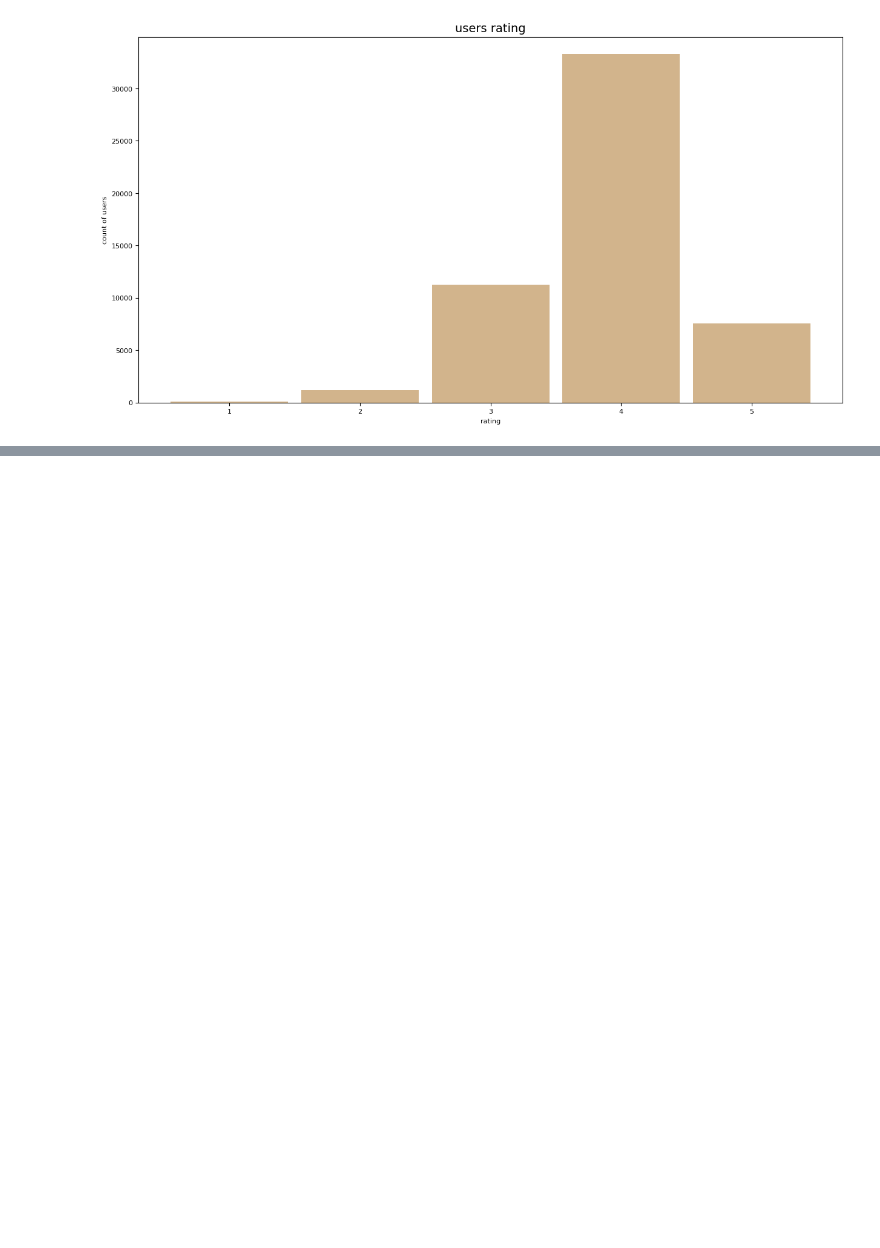
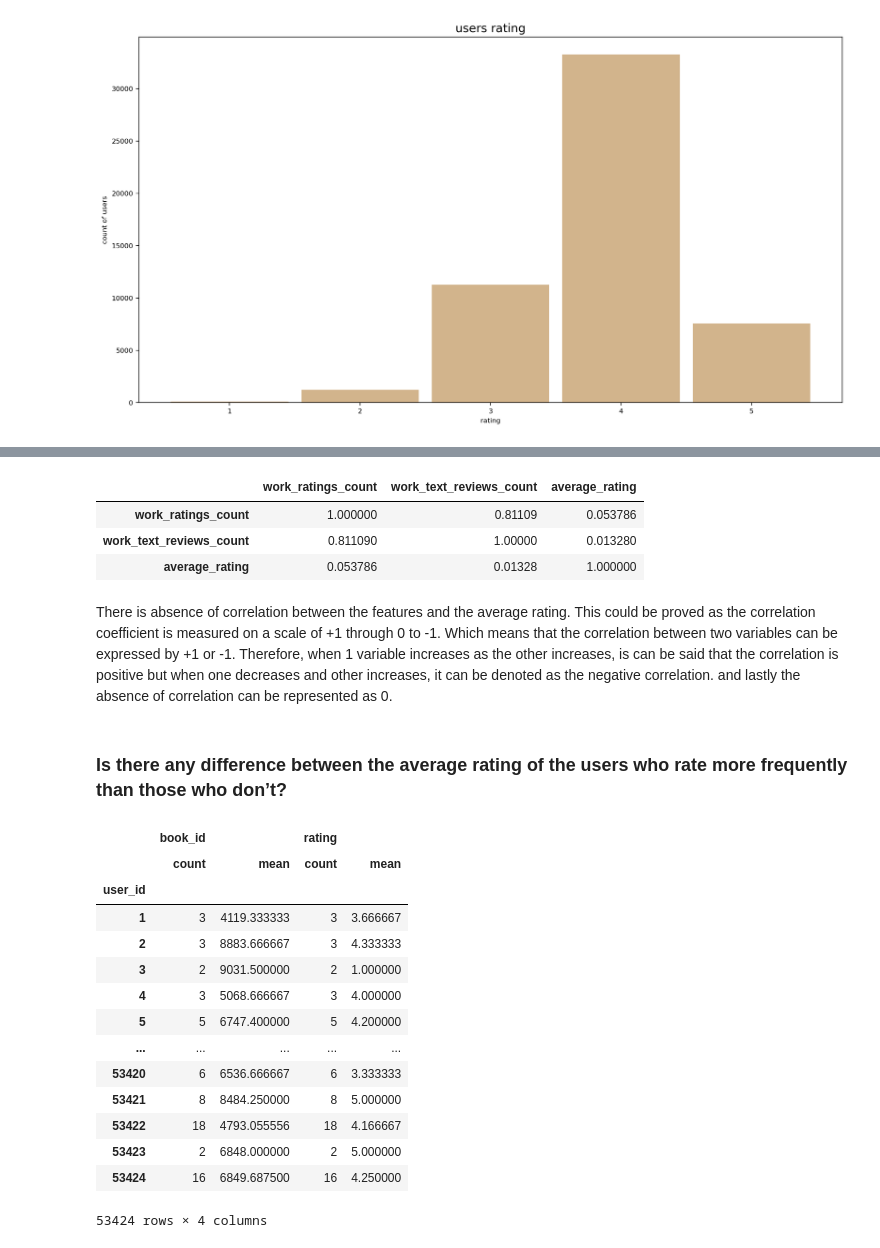
Before and after one commit to AntonioBDA/Midterm_social_data_mining, a Jupyter notebook: MidTerm_Project.ipynb, the cells around one changed output, grey strips where cells are left out. Saved outputs shown, nothing was run; the diff lists cells and outputs as text; code cells hidden in the pictures; blank space fills up the shorter version.

```diff
--- a/MidTerm_Project.ipynb
+++ b/MidTerm_Project.ipynb
@@ -292,0 +348,30 @@ plt.bar(users_df.index, users_df["rating"], width = 0.9, color="tan")
+# %%
+booksdf[p2].corr()
+# %% [output]
+|  | work_ratings_count | work_text_reviews_count | average_rating |
+| work_ratings_count | 1.000000 | 0.81109 | 0.053786 |
+| work_text_reviews_count | 0.811090 | 1.00000 | 0.013280 |
+| average_rating | 0.053786 | 0.01328 | 1.000000 |
+# %% [markdown]
+There is absence of correlation between the features and the average rating. This could be proved as the correlation coefficient is measured on a scale of +1 through 0 to -1. Which means that the correlation between two variables can be expressed by +1 or -1. Therefore, when 1 variable increases as the other increases, is can be said that the correlation is positive but when one decreases and other increases, it can be denoted as the negative correlation. and lastly the absence of correlation can be represented as 0.
+# %% [markdown]
+### Is there any difference between the average rating of the users who rate more frequently than those who don’t?
+# %%
+avgrating = ratings.groupby('user_id').agg(['count','mean'])
+avgrating
+# %% [output]
+|  | book_id |  | rating |  |
+|  | count | mean | count | mean |
+| user_id |  |  |  |  |
+| 1 | 3 | 4119.333333 | 3 | 3.666667 |
+| 2 | 3 | 8883.666667 | 3 | 4.333333 |
+| 3 | 2 | 9031.500000 | 2 | 1.000000 |
+| 4 | 3 | 5068.666667 | 3 | 4.000000 |
+| 5 | 5 | 6747.400000 | 5 | 4.200000 |
+| ... | ... | ... | ... | ... |
+| 53420 | 6 | 6536.666667 | 6 | 3.333333 |
+| 53421 | 8 | 8484.250000 | 8 | 5.000000 |
+| 53422 | 18 | 4793.055556 | 18 | 4.166667 |
+| 53423 | 2 | 6848.000000 | 2 | 5.000000 |
+| 53424 | 16 | 6849.687500 | 16 | 4.250000 |
+53424 rows × 4 columns
```
Also changed, not shown: parts of 12 cells of this notebook.
